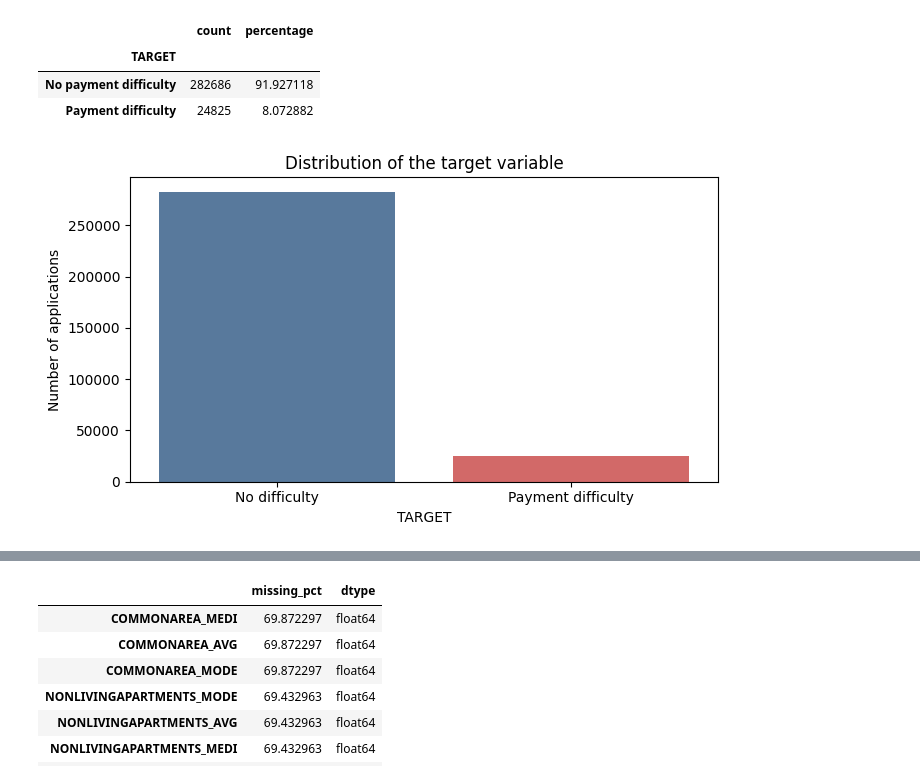
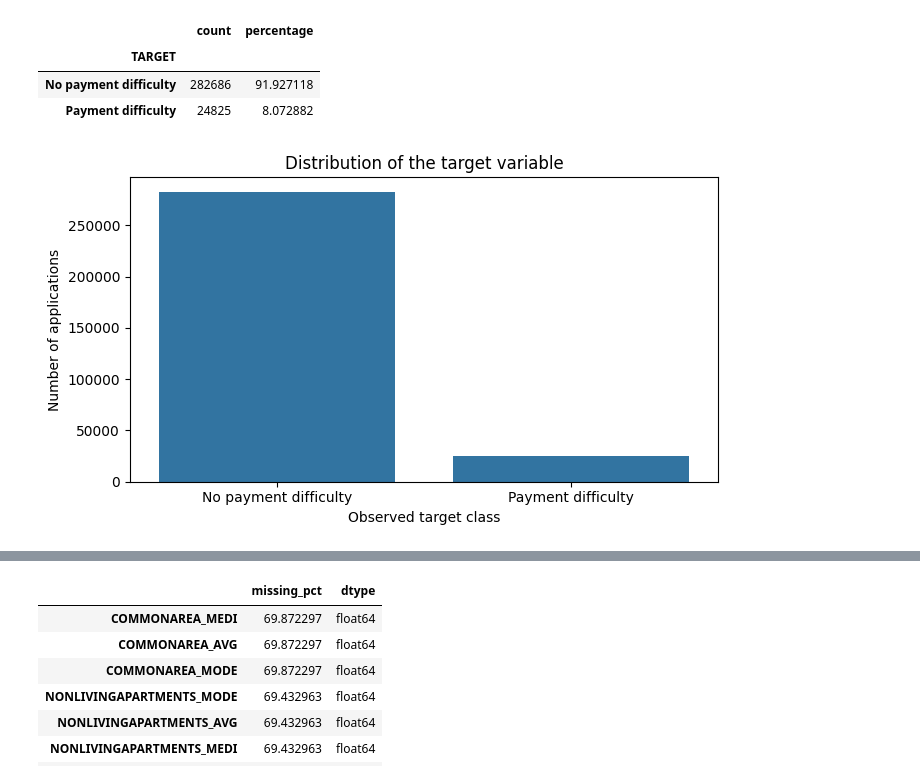
Before and after one commit to manhhgdnh/home-credit-risk-scoring, a Jupyter notebook: notebooks/01_data_understanding.ipynb, the cells around one changed output, grey strips where cells are left out. Cells and saved outputs as stored; diff of their text form; code cells hidden in the pictures.

```diff
--- a/notebooks/01_data_understanding.ipynb
+++ b/notebooks/01_data_understanding.ipynb
@@ -37,13 +186,15 @@ file_inventory
 # %%
-application = pd.read_csv(
+application_train = pd.read_csv(
     DATA_DIR / "application_train.csv",
     low_memory=False,
 )
 
-print(f"Nombre de lignes    : {application.shape[0]:,}")
-print(f"Nombre de colonnes  : {application.shape[1]:,}")
-print(f"Mémoire utilisée    : "
-      f"{application.memory_usage(deep=True).sum() / 1024**2:.2f} MB")
+print(f"Number of rows    : {application_train.shape[0]:,}")
+print(f"Number of columns : {application_train.shape[1]:,}")
+print(
+    "Memory usage     : "
+    f"{application_train.memory_usage(deep=True).sum() / 1024**2:.2f} MB"
+)
 
-application.head()
+application_train.head()
 # %% [output]
@@ -219,23 +451,22 @@ target_summary
 # %%
 fig, ax = plt.subplots(figsize=(7, 4))
 
 sns.countplot(
-    data=application,
+    data=application_train,
     x="TARGET",
-    hue="TARGET",
-    palette={0: "#4C78A8", 1: "#E45756"},
-    legend=False,
     ax=ax,
 )
 
 ax.set_title("Distribution of the target variable")
-ax.set_xlabel("xTARGET")
+ax.set_xlabel("Observed target class")
 ax.set_ylabel("Number of applications")
 ax.set_xticks([0, 1])
-ax.set_xticklabels(["No difficulty", "Payment difficulty"])
+ax.set_xticklabels(
+    ["No payment difficulty", "Payment difficulty"]
+)
 
 plt.tight_layout()
 plt.show()
 # %% [output]
-[figure, old version]
+[figure, new version]
 # %% [markdown]
```
Also changed, not shown: parts of 36 cells of this notebook, 16 other files.
